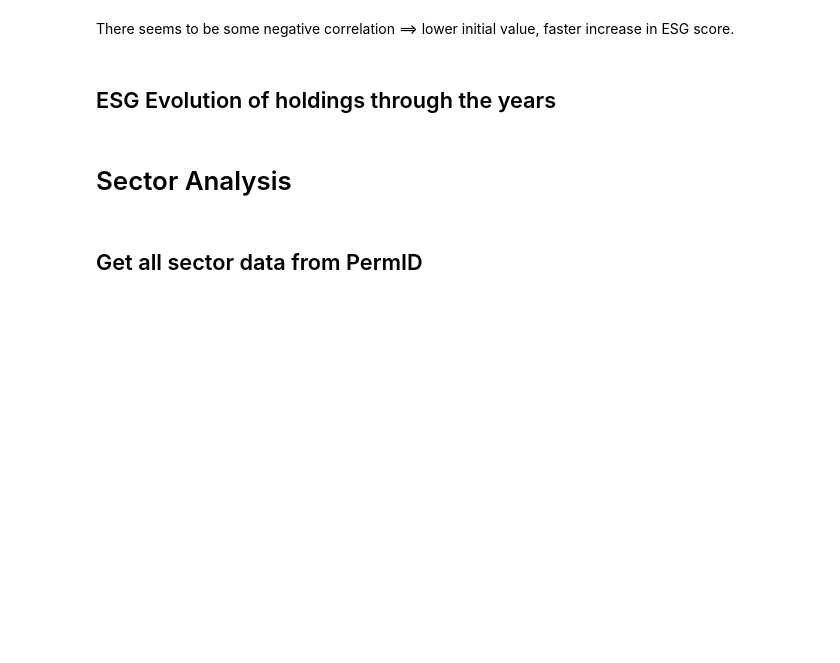
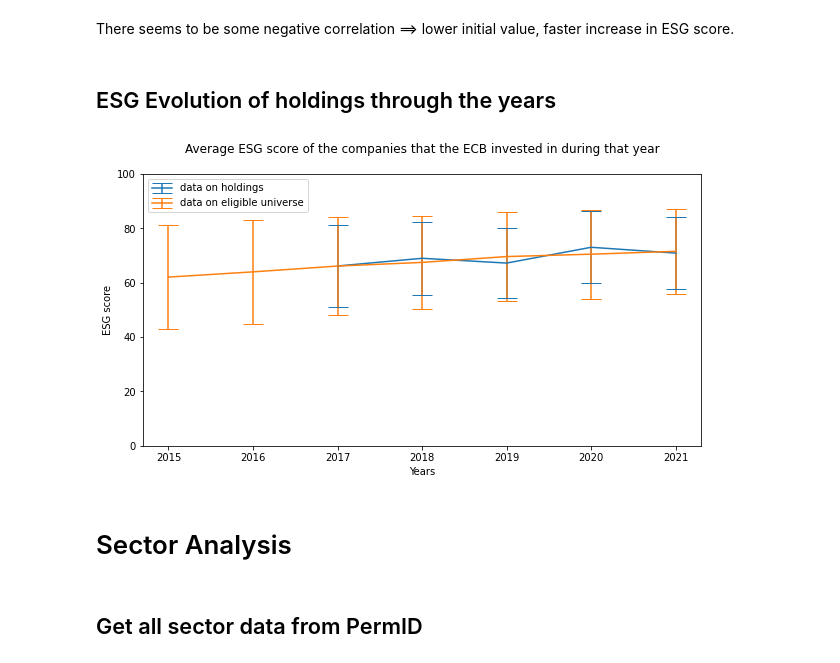
Before and after one commit to AukeVanSighem/ECB-Bond-Purchases, a Jupyter notebook: DataAnalysis.ipynb, the cells around one changed output. Drawn from its saved outputs; the diff is of its cells as text; code cells hidden in the pictures; blank space fills up the shorter version.

```diff
--- a/DataAnalysis.ipynb
+++ b/DataAnalysis.ipynb
@@ -92,7 +144,9 @@ There seems to be some negative correlation ==> lower initial value, faster incr
 # %%
 esg_scores_per_year = ESG.get_ESG_scores_per_year(years_issuer_bought, esg_company_data_holdings) # TODO: remove line if not used in notebook
 # %%
-ESG.average_company_esg_score_plot(years_issuer_bought, esg_company_data_holdings)
+ESG.average_company_esg_score_plot(years_issuer_bought, esg_company_data_holdings,esg_company_data_eligible)
+# %% [output]
+[figure, added]
 # %% [markdown]
 # Sector Analysis
 # %% [markdown]
```
Also changed, not shown: parts of 16 cells of this notebook, 1 other file.
